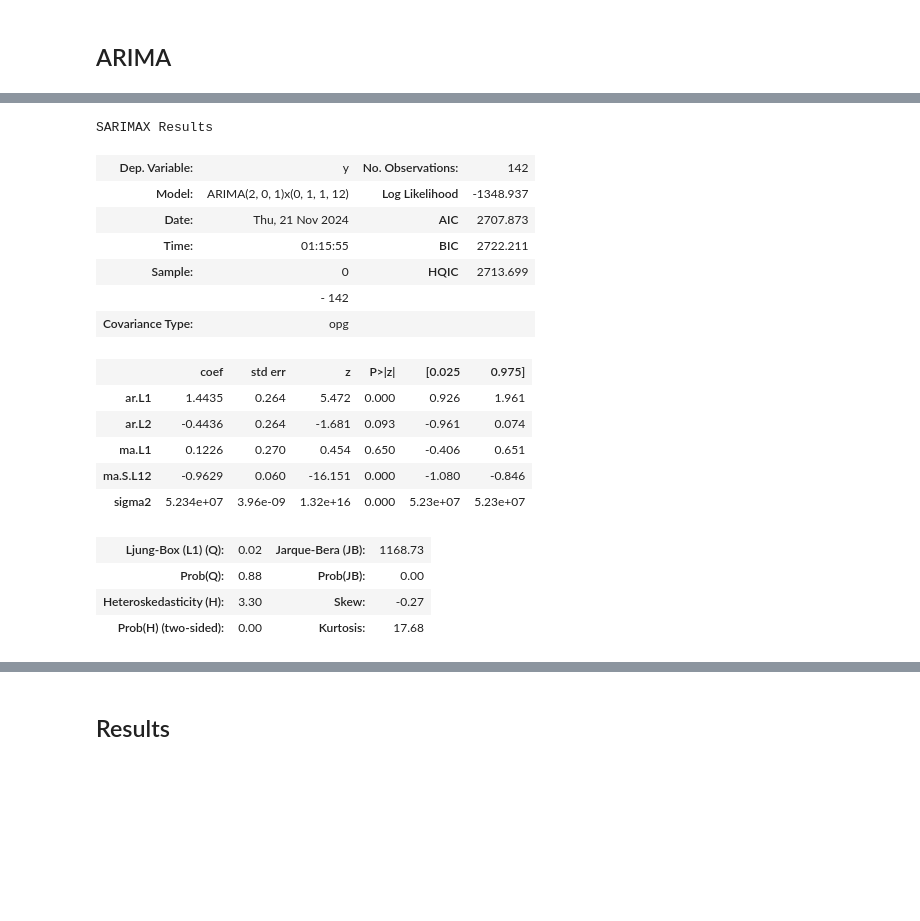
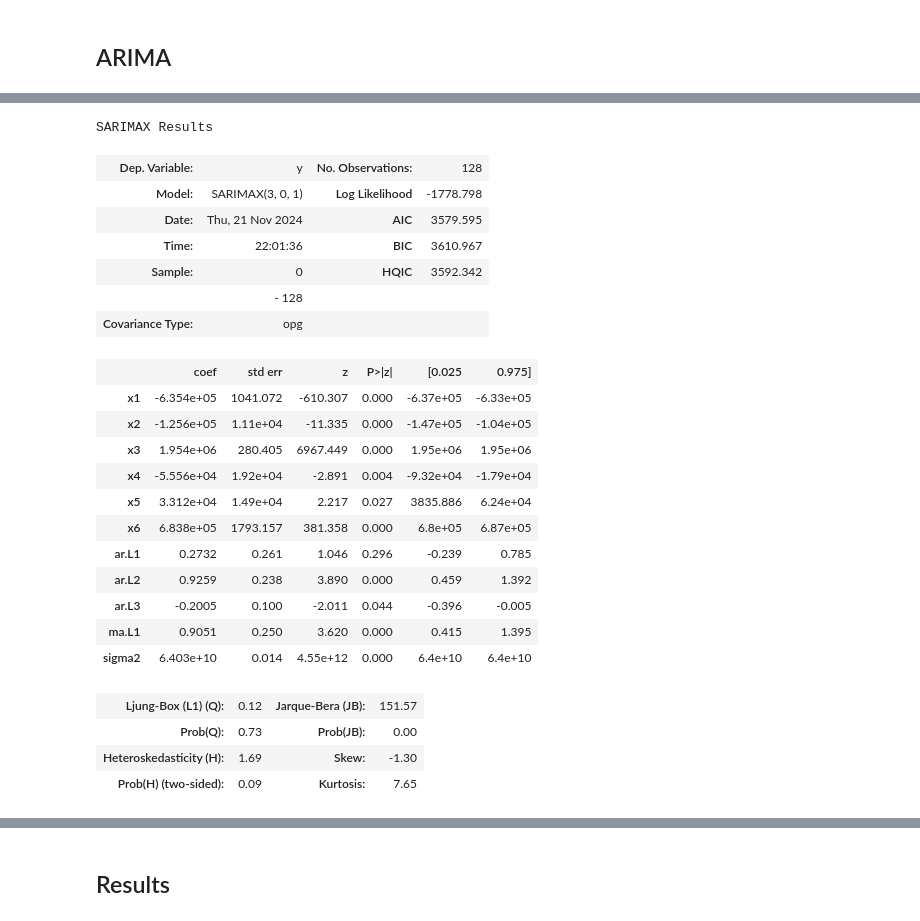
Before and after one commit to chinglung880218/Forecasting-Deposit-via-SARIMAX, a Jupyter notebook: SARIMAX_Ching-Lung.ipynb, the cells around one changed output, grey strips where cells are left out. Saved outputs shown, nothing was run; the diff lists cells and outputs as text; code cells hidden in the pictures; blank space fills up the shorter version.

```diff
--- a/SARIMAX_Ching-Lung.ipynb
+++ b/SARIMAX_Ching-Lung.ipynb
@@ -13,12 +15,8 @@ from datetime import datetime, timedelta
 ## Import Dataset
 # %%
 # Load the .dta file into a DataFrame
-df = pd.read_csv("/home/jovyan/work/deposit-prediction/cleaned_data/data_clean.csv")
+df = pd.read_csv("/Users/ching-lung/deposit-prediction/cleaned_data/data_clean.csv")
 df.head(5)
-
-# Load the .dta file into a DataFrame
-# df = pd.read_stata("/home/jovyan/work/deposit-prediction/cleaned_data/data2.dta")
-# df.head(5)
 # %% [output]
 |  | Date | Real GDP growth | Nominal GDP growth | Real disposable income growth | Nominal disposable income growth | ... |
 | 0 | 1984Q1 | 8.1 | 12.5 | 7.9 | 12.7 | ... |
@@ -163,19 +262,16 @@ int(0.2*df.shape[1])
 # %% [markdown]
 ## Train-Test Split
 # %%
-# Model Evaluation & Hyperparameter Tuning
-from sklearn.model_selection import TimeSeriesSplit, GridSearchCV, ParameterGrid
-from sklearn.metrics import mean_squared_error, mean_absolute_error, r2_score
+# Train-Test split for time series dataset
 
-# Feature Engineering and Data Handling
-from sklearn.preprocessing import StandardScaler
-
-size = int(0.2*df.shape[1])
+size = int(0.2*df.shape[0])
 df_train = df.iloc[:-size].copy()
 df_test = df.drop(df_train.index).copy()
 
-dep_train = df['deposits'].iloc[:-size].copy()
-date_train = df['time'].iloc[:-size].copy()
-# tv_test = df.drop(tv_train.index).copy()
+dep_train = df['Deposits'].iloc[:-size].copy()
+predictors_train = df[selected_features][:-size].copy()
+date_train = df['Date'].iloc[:-size].copy()
+
 dep_test = df.drop(dep_train.index).copy()
+predictors_test = df[selected_features].drop(predictors_train.index).copy()
 date_test = df.drop(date_train.index).copy()
@@ -182,3 +280,10 @@ date_test = df.drop(date_train.index).copy()
+# %%
+# Import necessary modules
+from sklearn.preprocessing import StandardScaler
+
+# Standardize the features
+scaler = StandardScaler()
+predictors_train_scaled = scaler.fit_transform(predictors_train)
 # %% [markdown]
 ## ARIMA
 # %%
@@ -212,26 +347,39 @@ Performing stepwise search to minimize aic
 # %%
-sarima = ARIMA(dep_train.values,
-                    order = (2,0,1),
-                    seasonal_order = (0,1,1,12)).fit()
+# Define the SARIMAX model
+model = SARIMAX(
+    endog = dep_train.values,
+    exog = scaler.transform(predictors_train),  # Pass None if no exogenous variables
+    order = (3,0,1), # Example: (1, 1, 1)
+    seasonal_order = (0,0,0,36),  # Example: (1, 1, 1, 12) for yearly seasonality
+)
+
+# Fit the model
+sarima = model.fit(disp=False)
 sarima.summary()
 # %% [output]
 SARIMAX Results
-| Dep. Variable: | y | No. Observations: | 142 |
-| Model: | ARIMA(2, 0, 1)x(0, 1, 1, 12) | Log Likelihood | -1348.937 |
-| Date: | Thu, 21 Nov 2024 | AIC | 2707.873 |
-| Time: | 01:15:55 | BIC | 2722.211 |
-| Sample: | 0 | HQIC | 2713.699 |
-|  | - 142 |  |  |
+| Dep. Variable: | y | No. Observations: | 128 |
+| Model: | SARIMAX(3, 0, 1) | Log Likelihood | -1778.798 |
+| Date: | Thu, 21 Nov 2024 | AIC | 3579.595 |
+| Time: | 22:01:36 | BIC | 3610.967 |
+| Sample: | 0 | HQIC | 3592.342 |
+|  | - 128 |  |  |
 | Covariance Type: | opg |  |  |
 |  | coef | std err | z | P>|z| | [0.025 | 0.975] |
-| ar.L1 | 1.4435 | 0.264 | 5.472 | 0.000 | 0.926 | 1.961 |
-| ar.L2 | -0.4436 | 0.264 | -1.681 | 0.093 | -0.961 | 0.074 |
-| ma.L1 | 0.1226 | 0.270 | 0.454 | 0.650 | -0.406 | 0.651 |
-| ma.S.L12 | -0.9629 | 0.060 | -16.151 | 0.000 | -1.080 | -0.846 |
-| sigma2 | 5.234e+07 | 3.96e-09 | 1.32e+16 | 0.000 | 5.23e+07 | 5.23e+07 |
+| x1 | -6.354e+05 | 1041.072 | -610.307 | 0.000 | -6.37e+05 | -6.33e+05 |
+| x2 | -1.256e+05 | 1.11e+04 | -11.335 | 0.000 | -1.47e+05 | -1.04e+05 |
+| x3 | 1.954e+06 | 280.405 | 6967.449 | 0.000 | 1.95e+06 | 1.95e+06 |
+| x4 | -5.556e+04 | 1.92e+04 | -2.891 | 0.004 | -9.32e+04 | -1.79e+04 |
+| x5 | 3.312e+04 | 1.49e+04 | 2.217 | 0.027 | 3835.886 | 6.24e+04 |
+| x6 | 6.838e+05 | 1793.157 | 381.358 | 0.000 | 6.8e+05 | 6.87e+05 |
+| ar.L1 | 0.2732 | 0.261 | 1.046 | 0.296 | -0.239 | 0.785 |
+| ar.L2 | 0.9259 | 0.238 | 3.890 | 0.000 | 0.459 | 1.392 |
+| ar.L3 | -0.2005 | 0.100 | -2.011 | 0.044 | -0.396 | -0.005 |
+| ma.L1 | 0.9051 | 0.250 | 3.620 | 0.000 | 0.415 | 1.395 |
+| sigma2 | 6.403e+10 | 0.014 | 4.55e+12 | 0.000 | 6.4e+10 | 6.4e+10 |
-| Ljung-Box (L1) (Q): | 0.02 | Jarque-Bera (JB): | 1168.73 |
-| Prob(Q): | 0.88 | Prob(JB): | 0.00 |
-| Heteroskedasticity (H): | 3.30 | Skew: | -0.27 |
-| Prob(H) (two-sided): | 0.00 | Kurtosis: | 17.68 |
+| Ljung-Box (L1) (Q): | 0.12 | Jarque-Bera (JB): | 151.57 |
+| Prob(Q): | 0.73 | Prob(JB): | 0.00 |
+| Heteroskedasticity (H): | 1.69 | Skew: | -1.30 |
+| Prob(H) (two-sided): | 0.09 | Kurtosis: | 7.65 |
 Warnings:
 [1] Covariance matrix calculated using the outer product of gradients (complex-step).
```
Also changed, not shown: parts of 24 cells of this notebook.
